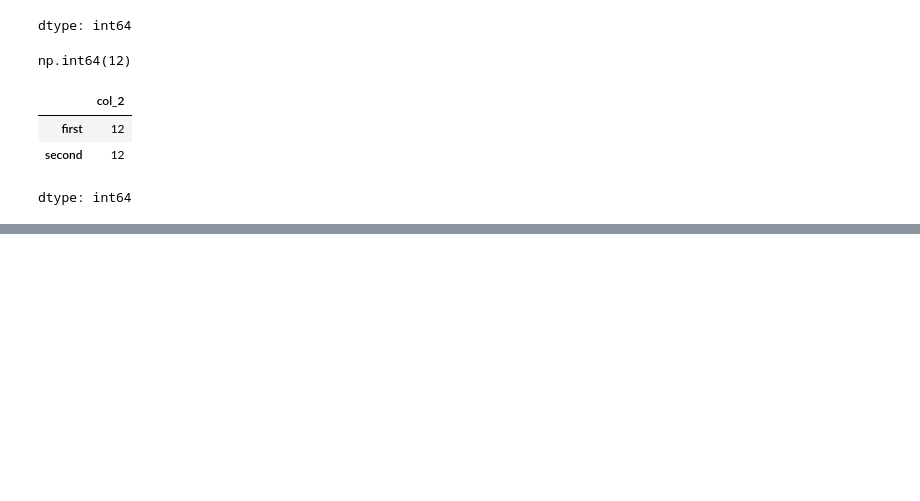
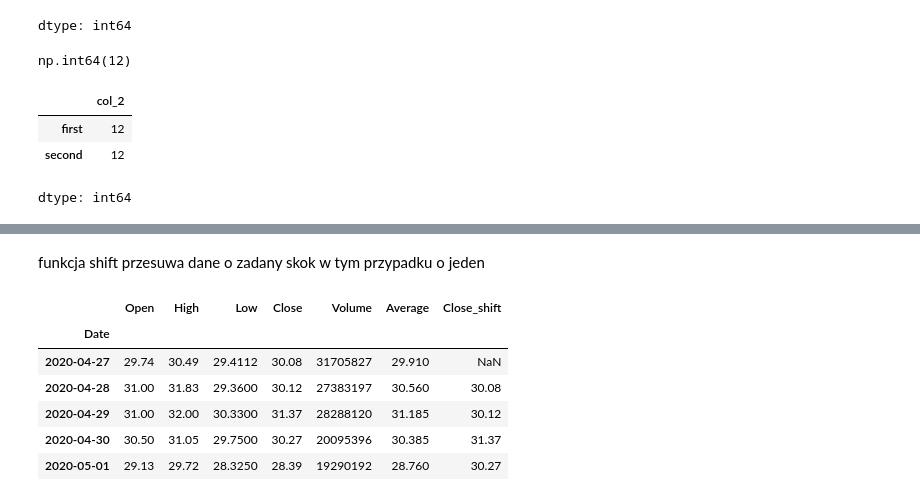
Before and after one commit to DomSarr/data_science_example_1, a Jupyter notebook: Panda/DataFrame_DataSeries.ipynb, the cells around one changed output, grey strips where cells are left out. Saved outputs shown, nothing was run; the diff lists cells and outputs as text; code cells hidden in the pictures; blank space fills up the shorter version.

```diff
--- a/Panda/DataFrame_DataSeries.ipynb
+++ b/Panda/DataFrame_DataSeries.ipynb
@@ -414,0 +417,11 @@ dtype: int64
+# %%
+
+
+def fetch_financial_data(company='UBER'):
+    """Pobiera dane dotyczące notowań spółek na giełdzie według symboli
+    na serwisie stooq.pl"""
+    import pandas_datareader.data as web
+    return web.DataReader(name=company, data_source='stooq')
+
+df = fetch_financial_data()
+df.info()
@@ -414,0 +509,13 @@ dtype: int64
+# %% [markdown]
+funkcja shift przesuwa dane o zadany skok w tym przypadku o jeden
+# %%
+df['Close_shift'] = df.Close.shift(1)
+df.head()
+# %% [output]
+|  | Open | High | Low | Close | Volume | Average | Close_shift |
+| Date |  |  |  |  |  |  |  |
+| 2020-04-27 | 29.74 | 30.49 | 29.4112 | 30.08 | 31705827 | 29.910 | NaN |
+| 2020-04-28 | 31.00 | 31.83 | 29.3600 | 30.12 | 27383197 | 30.560 | 30.08 |
+| 2020-04-29 | 31.00 | 32.00 | 30.3300 | 31.37 | 28288120 | 31.185 | 30.12 |
+| 2020-04-30 | 30.50 | 31.05 | 29.7500 | 30.27 | 20095396 | 30.385 | 31.37 |
+| 2020-05-01 | 29.13 | 29.72 | 28.3250 | 28.39 | 19290192 | 28.760 | 30.27 |
```
Also changed, not shown: parts of 15 cells of this notebook.
